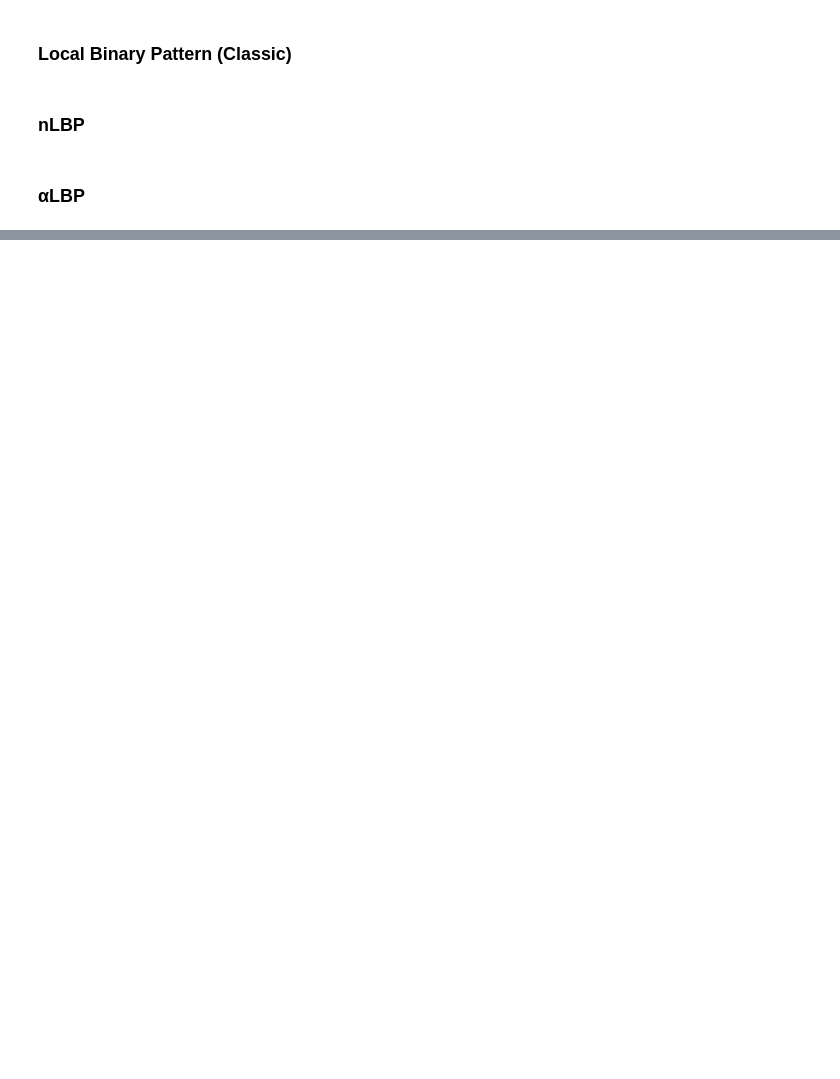
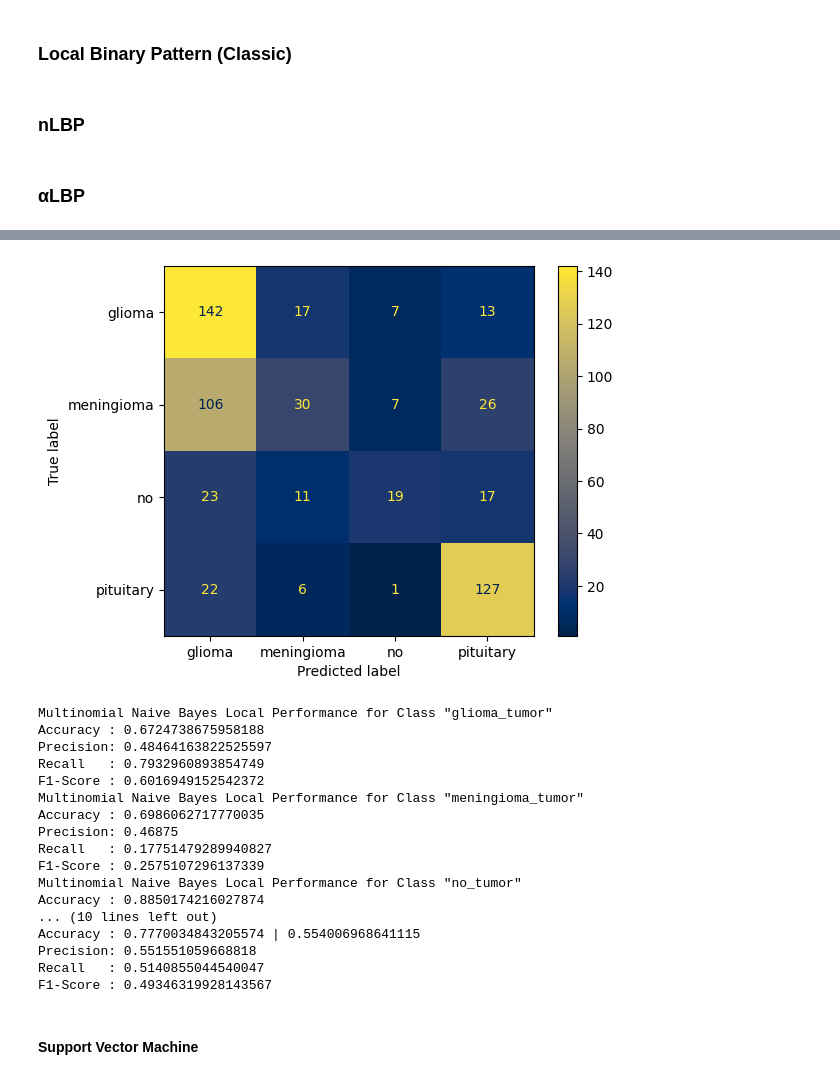
Before and after one commit to zenxiety/thesis, a Jupyter notebook: no-merge.ipynb, the cells around one changed output, grey strips where cells are left out. Drawn from its saved outputs; the diff is of its cells as text; code cells hidden in the pictures; blank space fills up the shorter version.

```diff
--- a/no-merge.ipynb
+++ b/no-merge.ipynb
@@ -321,0 +771,33 @@ ValueError: Found array with dim 3, while dim <= 2 is required by SVC.
+# %%
+# Define Naive Bayes model classifier
+mnb_classifier = MultinomialNB()
+
+# Train Naive Bayes model classifier
+mnb_classifier.fit(X_train, y_train)
+
+# Test Naive Bayes model classifier
+mnb_preds = mnb_classifier.predict(X_val)
+
+# Evaluate Naive Bayes model classifier
+mnb_eval = evaluate_model("Multinomial Naive Bayes", y_val, mnb_preds)
+# %% [output]
+[figure, added]
+Multinomial Naive Bayes Local Performance for Class "glioma_tumor"
+Accuracy : 0.6724738675958188
+Precision: 0.48464163822525597
+Recall   : 0.7932960893854749
+F1-Score : 0.6016949152542372
+Multinomial Naive Bayes Local Performance for Class "meningioma_tumor"
+Accuracy : 0.6986062717770035
+Precision: 0.46875
+Recall   : 0.17751479289940827
+F1-Score : 0.2575107296137339
+Multinomial Naive Bayes Local Performance for Class "no_tumor"
+Accuracy : 0.8850174216027874
+... (10 lines left out)
+Accuracy : 0.7770034843205574 | 0.554006968641115
+Precision: 0.551551059668818
+Recall   : 0.5140855044540047
+F1-Score : 0.49346319928143567
+# %% [markdown]
+#### Support Vector Machine
```
Also changed, not shown: parts of 38 cells of this notebook.
